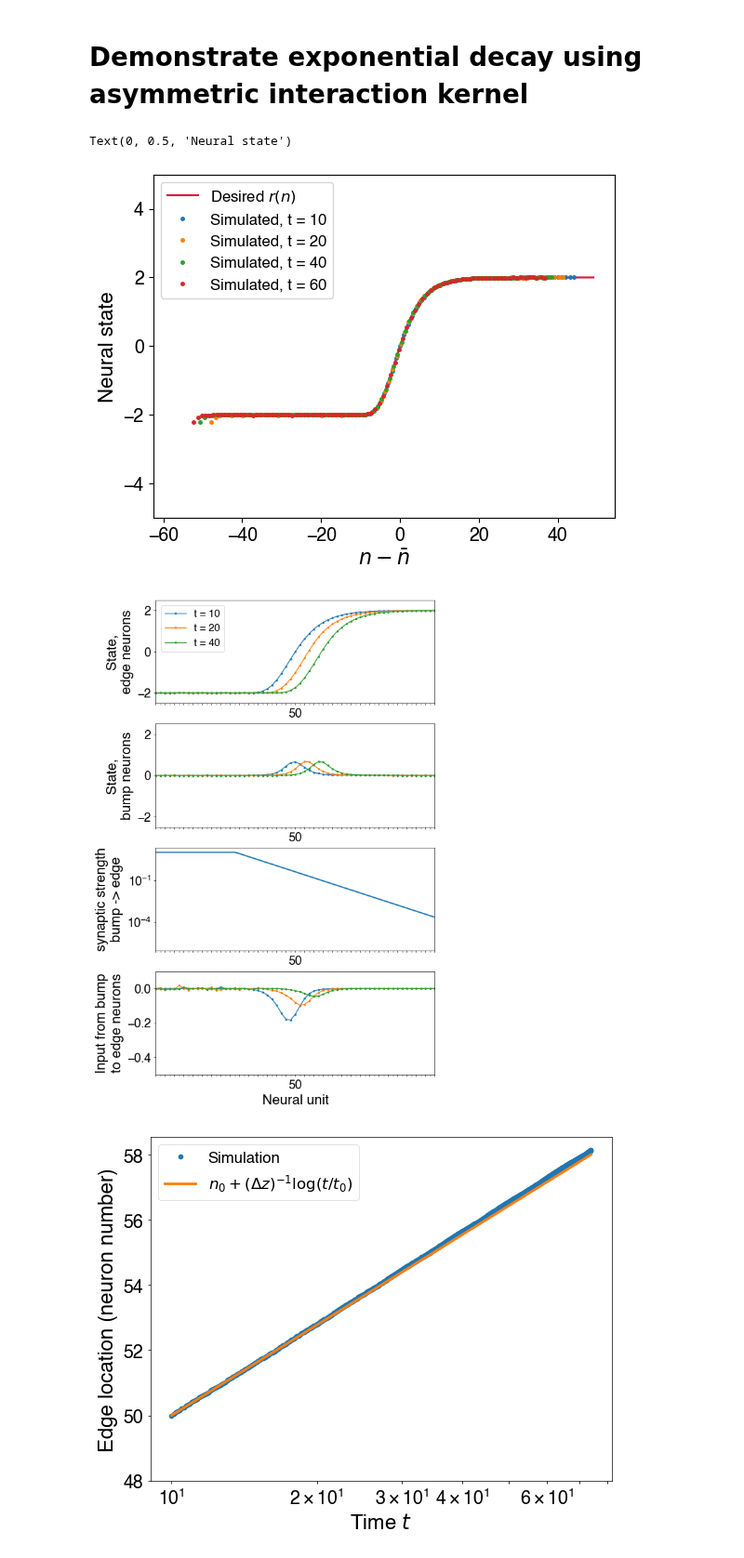
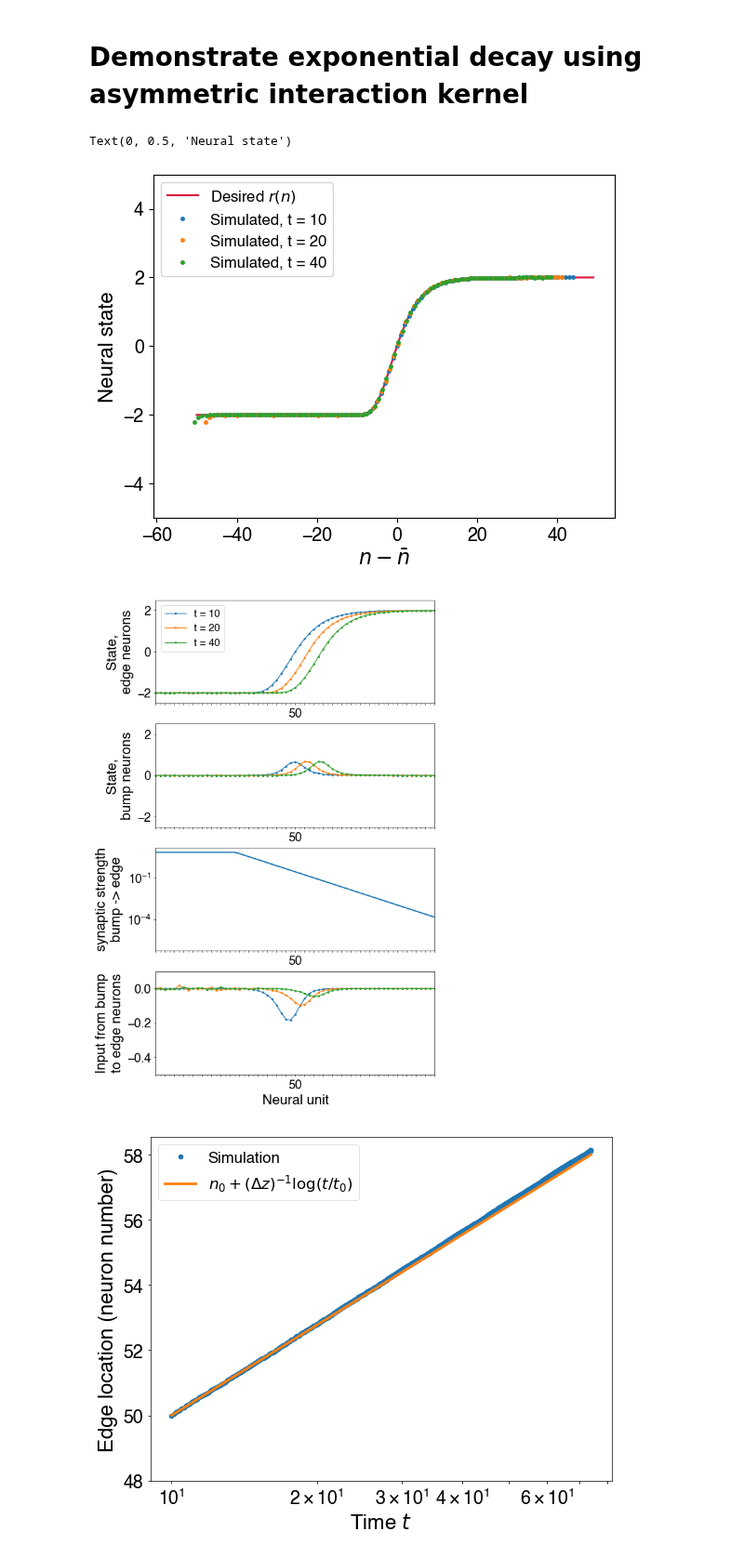
Before and after one commit to Collective-Logic-Lab/laplace-decisions, a Jupyter notebook: laplace-CAN-paper-figures.ipynb, the cells around one changed output. Shown at 93% size. Drawn from its saved outputs; the diff is of its cells as text; code cells hidden in the pictures.

```diff
--- a/laplace-CAN-paper-figures.ipynb
+++ b/laplace-CAN-paper-figures.ipynb
@@ -269,32 +147,32 @@ states_asymmetric.index = states_asymmetric.index + t_0_asymmetric
 # %%
 # compare simulated shape of edge to desired shape
 
 nList = np.arange(0,net_asymmetric.Npopulation)
-t = 20 #1 #20
 desired_edge_shape = net_asymmetric.J*(2*desiredEdgeRates(nList,edge_t,delta_z=delta_z,n_0=n_0_asymmetric)-1)
 desired_edge_offset = find_edge_location(desired_edge_shape)[0]
 plt.plot(nList-desired_edge_offset,desired_edge_shape,
          label='Desired $r(n)$',
          color='crimson')
 
 for t in [t_0_asymmetric,
           t_0_asymmetric*2,
           t_0_asymmetric*4,
-          t_0_asymmetric*6]:
+          #t_0_asymmetric*6
+         ]:
     edge_offset = np.sort(abs(find_edge_location(states_asymmetric.loc[t])))[0]
     plt.plot(nList - edge_offset,
              states_asymmetric.loc[t]['Neuron 0':'Neuron {}'.format(Npopulation-1)],
                  '.',label="Simulated, t = {}".format(int(t)),lw=1,ms=5)
 plt.axis(ymin=-5,ymax=+5)
 plt.legend()
 plt.xlabel('$n - \\bar n$')
 plt.ylabel('Neural state')
 # %% [output]
 Text(0, 0.5, 'Neural state')
-[figure, old version]
+[figure, new version]
 # %%
-translation_simulation_plot(net_asymmetric,states_asymmetric,states_asymmetric,n_0_asymmetric,t_0_asymmetric)
+lf.translation_simulation_plot(net_asymmetric,states_asymmetric,states_asymmetric,n_0_asymmetric,t_0_asymmetric)
 #plt.savefig('231117_self_sustained_edge_decaying_velocity.pdf')
 # %% [output]
-[figure, old version]
+[figure, new version]
 # %%
```
Also changed, not shown: parts of 10 cells of this notebook, 1 other file.
